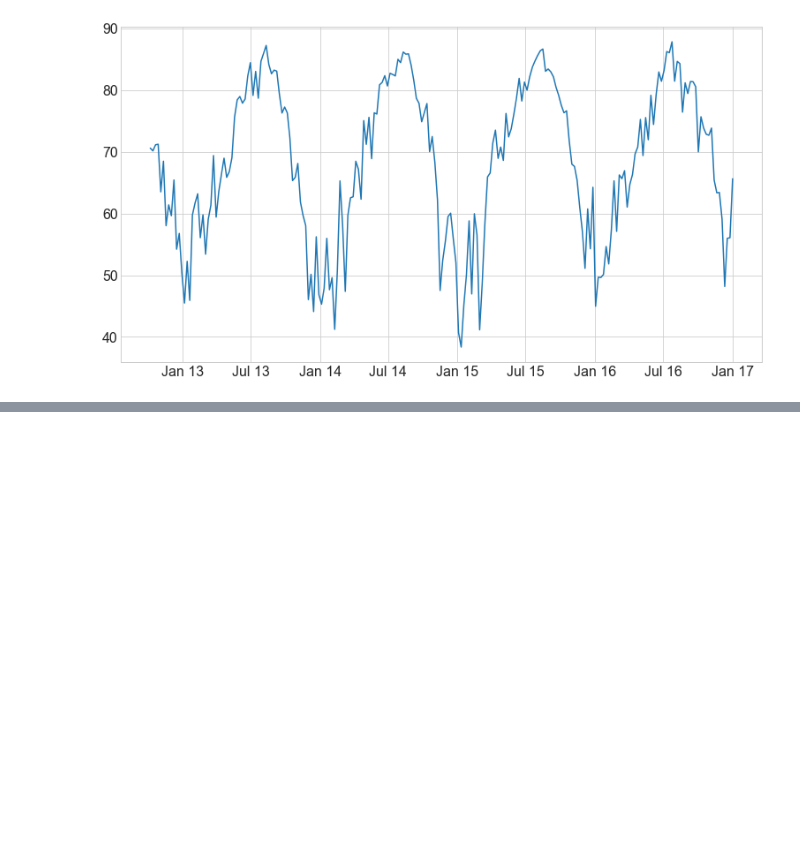
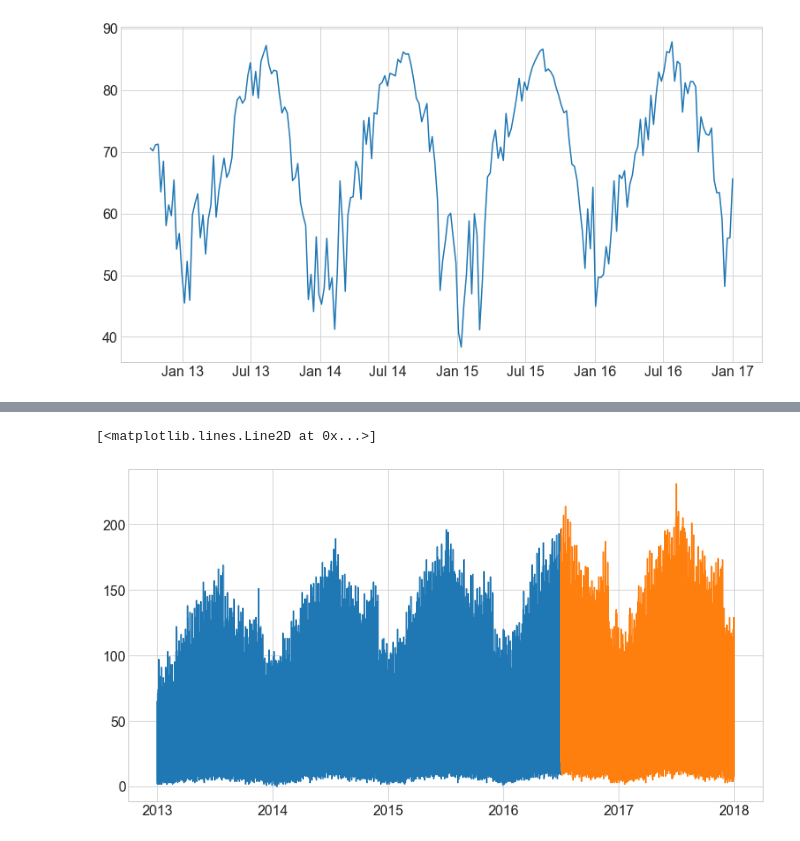
Before and after one commit to BurtonBarnes/Time-Series_Exercises, a Jupyter notebook: explore.ipynb, the cells around one changed output, grey strips where cells are left out. Drawn from its saved outputs; the diff is of its cells as text; code cells hidden in the pictures; blank space fills up the shorter version.

```diff
--- a/explore.ipynb
+++ b/explore.ipynb
@@ -675,0 +723,7 @@ def split_data(df):
+# %%
+df.sale_date = pd.to_datetime(df.sale_date)
+# %%
+df['month'] = df.sale_date.dt.month
+df['day'] = df.sale_date.dt.day
+# %%
+df = df.set_index("sale_date").sort_index()
@@ -675,0 +732,13 @@ def split_data(df):
+# %%
+train_size = 0.70 # 70% train, 30% test
+n = df.shape[0]
+test_start_index = round(train_size * n)
+
+train = df[:test_start_index] # Everything up to but not including the test_start_index
+test = df[test_start_index:] # Everything from the test_start_index to the end
+
+plt.plot(train.index, train.sale_amount)
+plt.plot(test.index, test.sale_amount)
+# %% [output]
+[<matplotlib.lines.Line2D at 0x...>]
+[figure, added]
```
Also changed, not shown: parts of 25 cells of this notebook.
